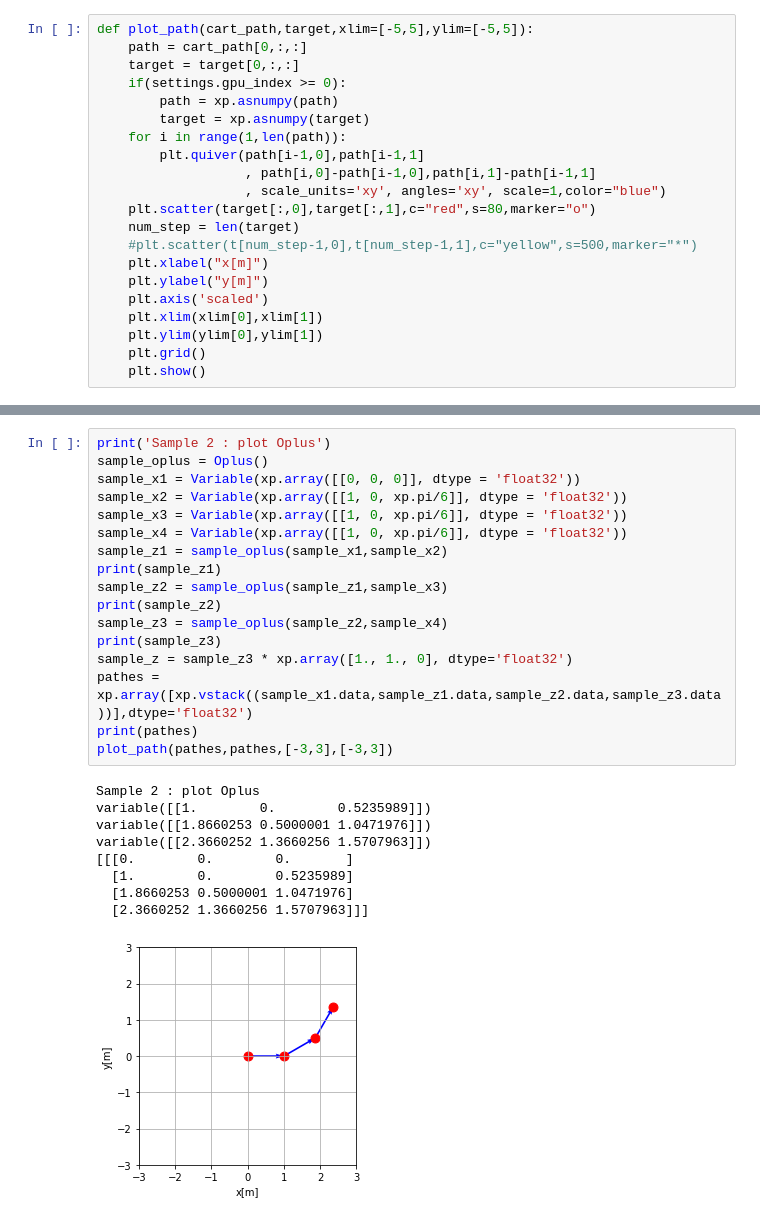
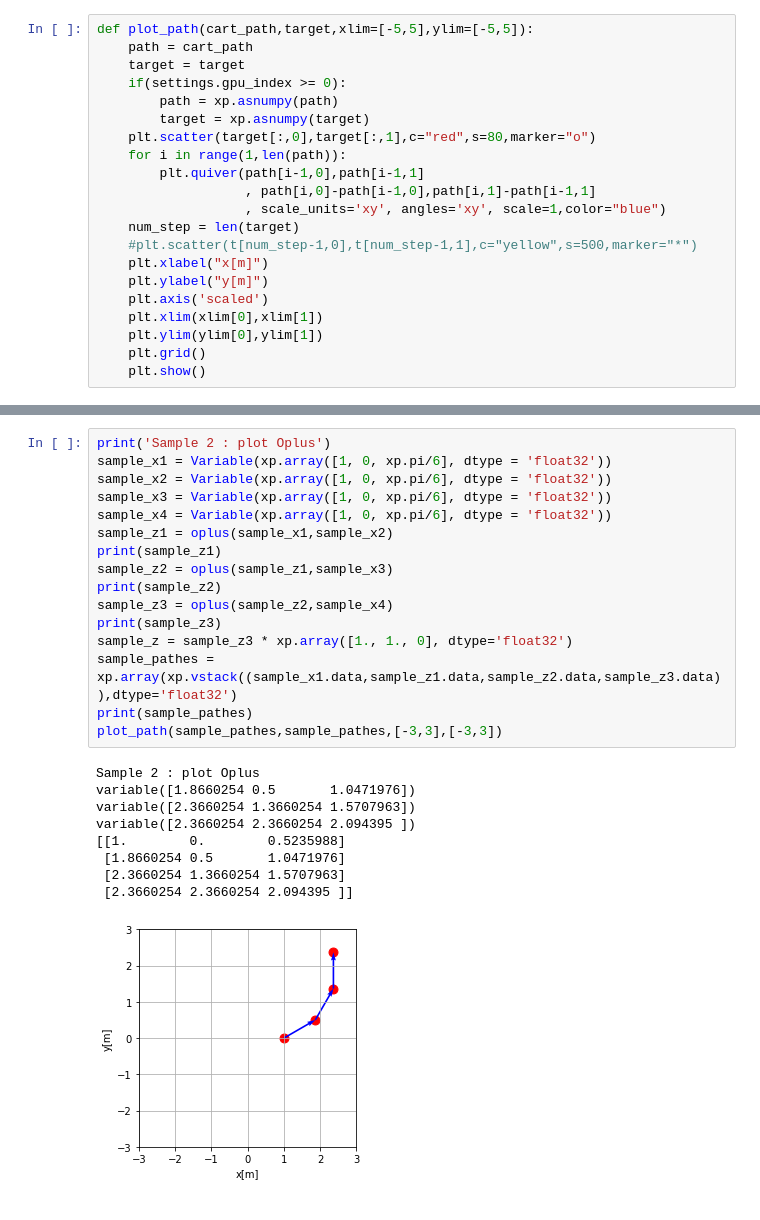
Before and after one commit to yotaseki/ROS-Cart, a Jupyter notebook: script/Train.ipynb, the cells around one changed output, grey strips where cells are left out. Saved outputs shown, nothing was run; the diff lists cells and outputs as text.

```diff
--- a/script/Train.ipynb
+++ b/script/Train.ipynb
@@ -18,16 +19,16 @@ settings.set_gpu(0)
 xp = settings.xp
 # %%
 def plot_path(cart_path,target,xlim=[-5,5],ylim=[-5,5]):
-    path = cart_path[0,:,:]
-    target = target[0,:,:]
+    path = cart_path
+    target = target
     if(settings.gpu_index >= 0):
         path = xp.asnumpy(path)
         target = xp.asnumpy(target)
+    plt.scatter(target[:,0],target[:,1],c="red",s=80,marker="o")
     for i in range(1,len(path)):
         plt.quiver(path[i-1,0],path[i-1,1]
                    , path[i,0]-path[i-1,0],path[i,1]-path[i-1,1]
                    , scale_units='xy', angles='xy', scale=1,color="blue")
-    plt.scatter(target[:,0],target[:,1],c="red",s=80,marker="o")
     num_step = len(target)
     #plt.scatter(t[num_step-1,0],t[num_step-1,1],c="yellow",s=500,marker="*")
     plt.xlabel("x[m]")
@@ -64,27 +62,26 @@ variable([[8.558871]])
 # %%
 print('Sample 2 : plot Oplus')
-sample_oplus = Oplus()
-sample_x1 = Variable(xp.array([[0, 0, 0]], dtype = 'float32'))
-sample_x2 = Variable(xp.array([[1, 0, xp.pi/6]], dtype = 'float32'))
-sample_x3 = Variable(xp.array([[1, 0, xp.pi/6]], dtype = 'float32'))
-sample_x4 = Variable(xp.array([[1, 0, xp.pi/6]], dtype = 'float32'))
-sample_z1 = sample_oplus(sample_x1,sample_x2)
+sample_x1 = Variable(xp.array([1, 0, xp.pi/6], dtype = 'float32'))
+sample_x2 = Variable(xp.array([1, 0, xp.pi/6], dtype = 'float32'))
+sample_x3 = Variable(xp.array([1, 0, xp.pi/6], dtype = 'float32'))
+sample_x4 = Variable(xp.array([1, 0, xp.pi/6], dtype = 'float32'))
+sample_z1 = oplus(sample_x1,sample_x2)
 print(sample_z1)
-sample_z2 = sample_oplus(sample_z1,sample_x3)
+sample_z2 = oplus(sample_z1,sample_x3)
 print(sample_z2)
-sample_z3 = sample_oplus(sample_z2,sample_x4)
+sample_z3 = oplus(sample_z2,sample_x4)
 print(sample_z3)
 sample_z = sample_z3 * xp.array([1., 1., 0], dtype='float32')
-pathes = xp.array([xp.vstack((sample_x1.data,sample_z1.data,sample_z2.data,sample_z3.data))],dtype='float32')
-print(pathes)
-plot_path(pathes,pathes,[-3,3],[-3,3])
+sample_pathes = xp.array(xp.vstack((sample_x1.data,sample_z1.data,sample_z2.data,sample_z3.data)),dtype='float32')
+print(sample_pathes)
+plot_path(sample_pathes,sample_pathes,[-3,3],[-3,3])
 # %% [output]
 Sample 2 : plot Oplus
-variable([[1.        0.        0.5235989]])
-variable([[1.8660253 0.5000001 1.0471976]])
-variable([[2.3660252 1.3660256 1.5707963]])
-[[[0.        0.        0.       ]
-  [1.        0.        0.5235989]
-  [1.8660253 0.5000001 1.0471976]
-  [2.3660252 1.3660256 1.5707963]]]
+variable([1.8660254 0.5       1.0471976])
+variable([2.3660254 1.3660254 1.5707963])
+variable([2.3660254 2.3660254 2.094395 ])
+[[1.        0.        0.5235988]
+ [1.8660254 0.5       1.0471976]
+ [2.3660254 1.3660254 1.5707963]
+ [2.3660254 2.3660254 2.094395 ]]
-[figure, old version]
+[figure, new version]
```
Also changed, not shown: parts of 11 cells of this notebook, 1 other file.
